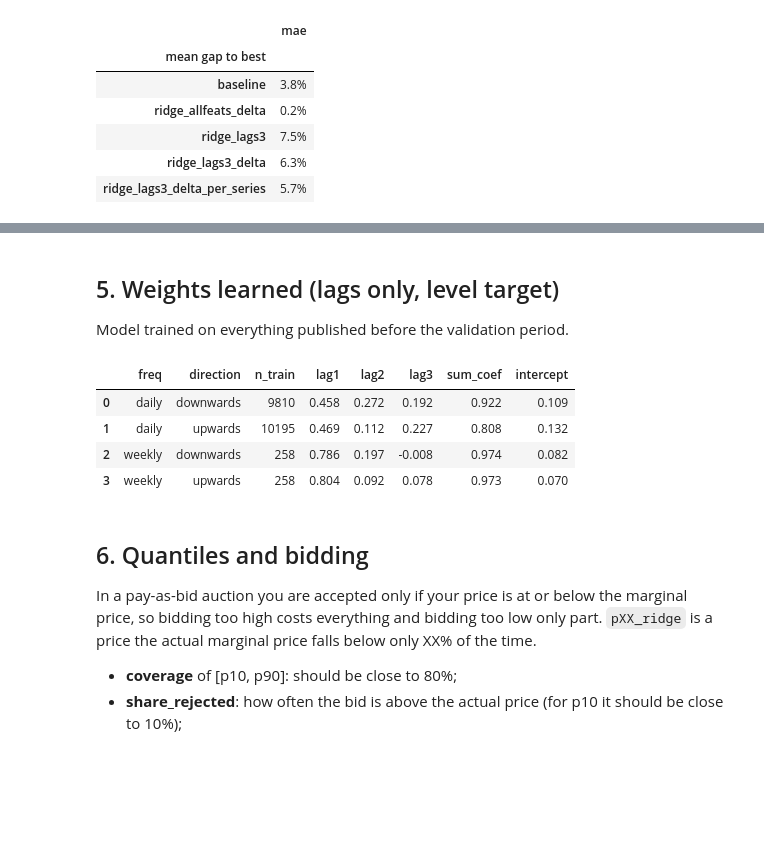
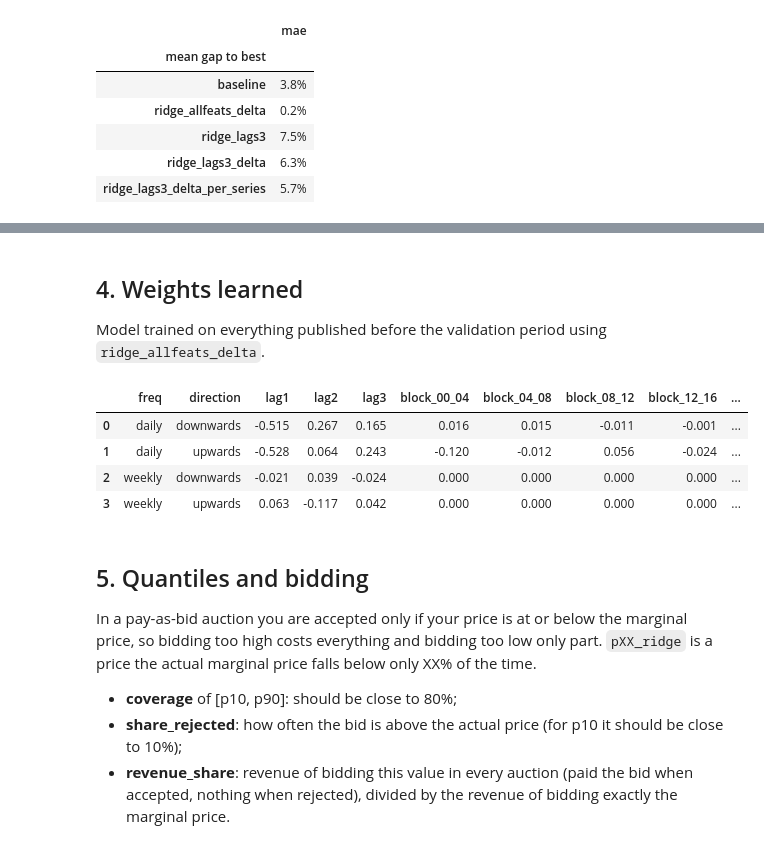
Before and after one commit to carolinaaraujo23/Swissgrid-reserve-price-forecast, a Jupyter notebook: notebooks/ridge.ipynb, the cells around one changed output, grey strips where cells are left out. Drawn from its saved outputs; the diff is of its cells as text; code cells hidden in the pictures; blank space fills up the shorter version.

```diff
--- a/notebooks/ridge.ipynb
+++ b/notebooks/ridge.ipynb
@@ -150,8 +129,7 @@ a.pivot_table(index="year", columns=["freq", "direction"], values="y",
 | 2025 | 0.00 | 0.00 | 0.0 | 0.0 |
 | 2026 | 0.03 | 0.00 | 0.0 | 0.0 |
 # %%
-# choose a period before 2025 where the daily auctions have prices
-VAL_START, VAL_LAST_DAY = "2024-01-01", "2024-12-31"
+VAL_START, VAL_LAST_DAY = "2022-01-01", "2024-12-31"
 VAL_END = (pd.Timestamp(VAL_LAST_DAY) + pd.Timedelta(days=1)).strftime("%Y-%m-%d")   # exclusive end, for the Evaluator
 
 in_val = (auctions_all["gc"] >= pd.Timestamp(VAL_START, tz="UTC")) & (auctions_all["gc"] < pd.Timestamp(VAL_END, tz="UTC"))
@@ -261,25 +217,25 @@ plt.show()
 # %% [markdown]
-## 5. Weights learned (lags only, level target)
+## 4. Weights learned
 
-Model trained on everything published before the validation period.
+Model trained on everything published before the validation period using `ridge_allfeats_delta`.
 # %%
-tr = feats[feats["avail"] < VAL_START].dropna(subset=FEATURES + ["y"])
+cols = model_feature_columns(feats)
+tr = feats[feats["avail"] < VAL_START].dropna(subset=cols + ["y"])
 
 rows = []
 for (freq, direction), d in tr.groupby(["freq", "direction"]):
-    m = Ridge(alpha=1.0).fit(d[FEATURES], d["y"])
-    rows.append({"freq": freq, "direction": direction, "n_train": len(d),
-                 **dict(zip(FEATURES, m.coef_)), "sum_coef": m.coef_.sum(), "intercept": m.intercept_})
+    m = Ridge(alpha=1.0).fit(d[cols], d["y"] - d["lag1"])
+    rows.append({"freq": freq, "direction": direction, **dict(zip(cols, m.coef_)), "intercept": m.intercept_})
 
 pd.DataFrame(rows).round(3)
 # %% [output]
-|  | freq | direction | n_train | lag1 | lag2 | lag3 | sum_coef | intercept |
-| 0 | daily | downwards | 9810 | 0.458 | 0.272 | 0.192 | 0.922 | 0.109 |
-| 1 | daily | upwards | 10195 | 0.469 | 0.112 | 0.227 | 0.808 | 0.132 |
-| 2 | weekly | downwards | 258 | 0.786 | 0.197 | -0.008 | 0.974 | 0.082 |
-| 3 | weekly | upwards | 258 | 0.804 | 0.092 | 0.078 | 0.973 | 0.070 |
+|  | freq | direction | lag1 | lag2 | lag3 | block_00_04 | block_04_08 | block_08_12 | block_12_16 | ... |
+| 0 | daily | downwards | -0.515 | 0.267 | 0.165 | 0.016 | 0.015 | -0.011 | -0.001 | ... |
+| 1 | daily | upwards | -0.528 | 0.064 | 0.243 | -0.120 | -0.012 | 0.056 | -0.024 | ... |
+| 2 | weekly | downwards | -0.021 | 0.039 | -0.024 | 0.000 | 0.000 | 0.000 | 0.000 | ... |
+| 3 | weekly | upwards | 0.063 | -0.117 | 0.042 | 0.000 | 0.000 | 0.000 | 0.000 | ... |
 # %% [markdown]
-## 6. Quantiles and bidding
+## 5. Quantiles and bidding
 
 In a pay-as-bid auction you are accepted only if your price is at or below the marginal price,
 so bidding too high costs everything and bidding too low only part. `pXX_ridge` is a price the actual
@@ -287,6 +243,8 @@ marginal price falls below only XX% of the time.
 
 - **coverage** of [p10, p90]: should be close to 80%;
 - **share_rejected**: how often the bid is above the actual price (for p10 it should be close to 10%);
+- **revenue_share**: revenue of bidding this value in every auction (paid the bid when accepted, nothing
+  when rejected), divided by the revenue of bidding exactly the marginal price.
 # %%
 BID_QUANTILES = (0.1, 0.2, 0.3, 0.4, 0.5)
 p = walk_forward_ridge(feats, start_test=VAL_START, end_test=VAL_LAST_DAY,
```
Also changed, not shown: parts of 12 cells of this notebook, 3 other files.
